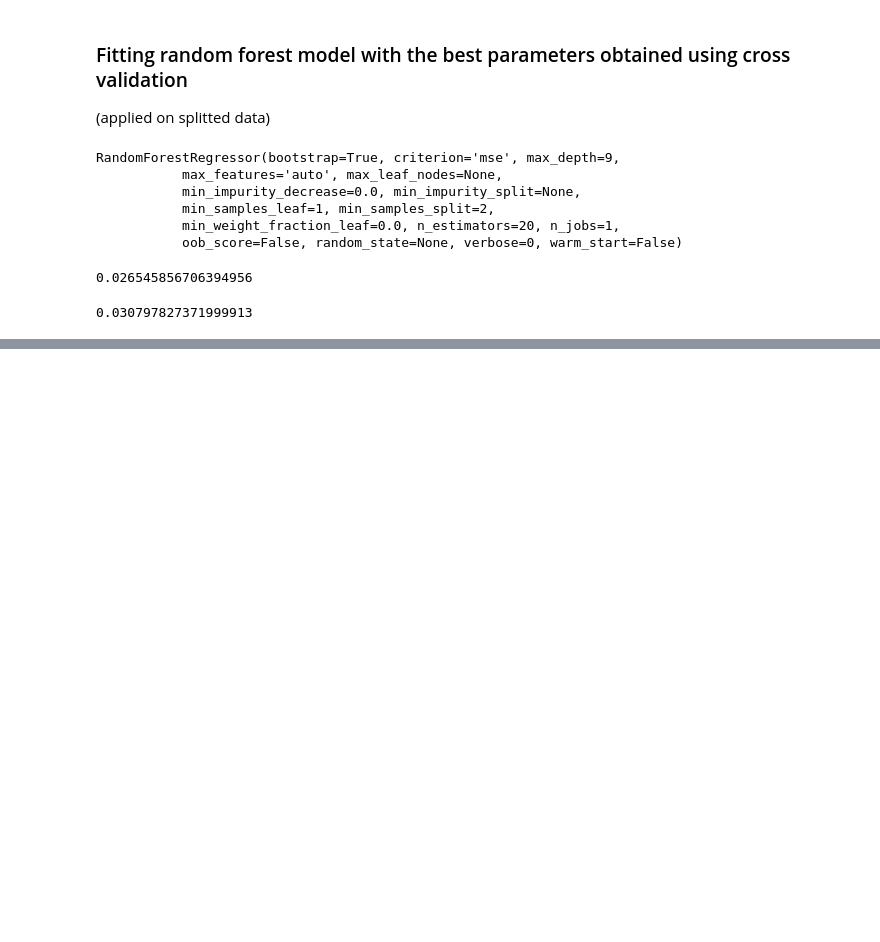
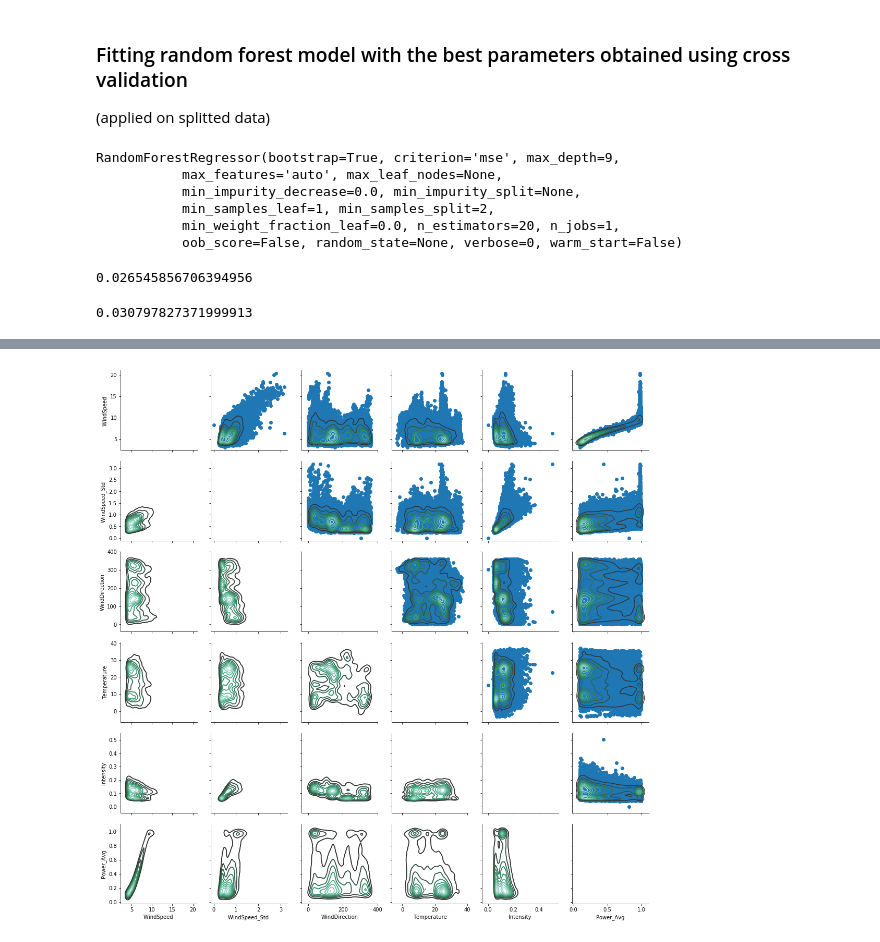
Before and after one commit to KanchanSatpute/Predictive-Modeling-for-Wind-Power-Estimation, a Jupyter notebook: Project_code.ipynb, the cells around one changed output, grey strips where cells are left out. Drawn from its saved outputs; the diff is of its cells as text; code cells hidden in the pictures; blank space fills up the shorter version.

```diff
--- a/Project_code.ipynb
+++ b/Project_code.ipynb
@@ -444,0 +531,7 @@ np.sqrt(mean_squared_error(y_rf_pred, y_val))
+# %%
+g = sns.PairGrid(train)
+g = g.map_upper(plt.scatter)
+g = g.map_lower(sns.kdeplot, cmap="Blues_d")
+g = g.map_offdiag(sns.kdeplot, lw = 3);
+# %% [output]
+[figure, added]
```
Also changed, not shown: parts of 138 cells of this notebook.
